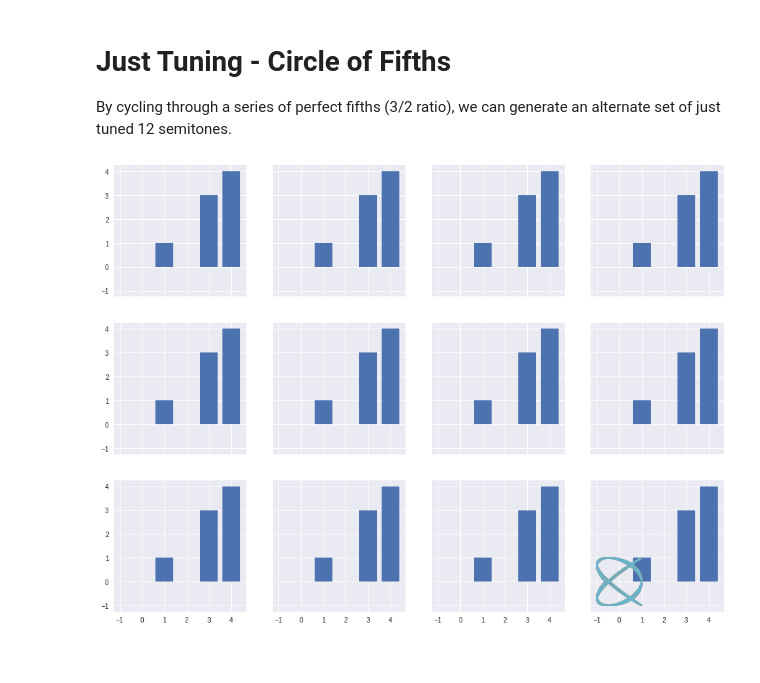
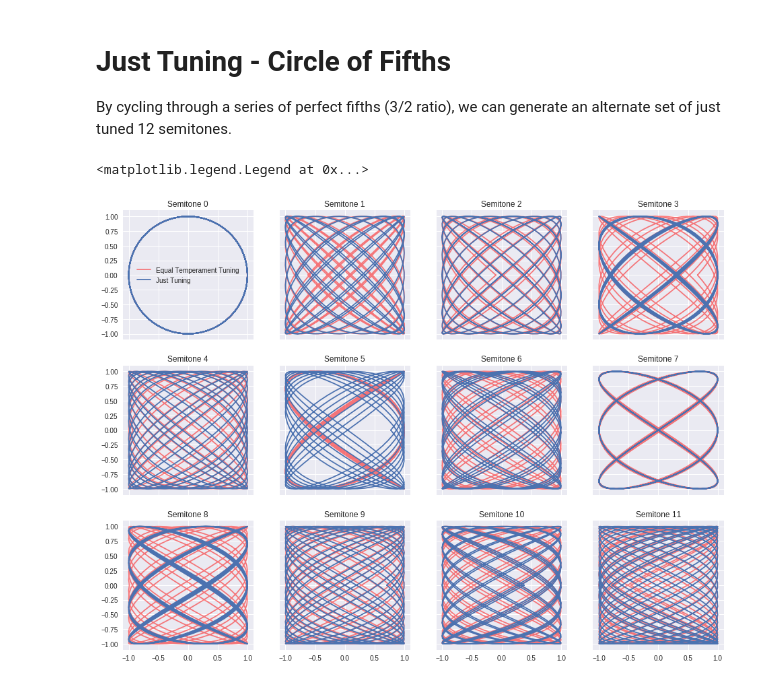
Before and after one commit to liang-victor/lissajous, a Jupyter notebook: Lissajous curves.ipynb, the cells around one changed output. Saved outputs shown, nothing was run; the diff lists cells and outputs as text; code cells hidden in the pictures; blank space fills up the shorter version.

Commit message:
fixed 12 semitone plot, add harmonics

```diff
--- a/Lissajous curves.ipynb
+++ b/Lissajous curves.ipynb
@@ -26,7 +37,7 @@ class lissajous():
 # %%
-t = np.linspace(-4*np.pi, 4*np.pi, 500)
+t = np.linspace(-12*np.pi, 12*np.pi, 800)
 
-example1 = lissajous(A=1, B=1, a=1, b=1, delta=np.pi/2, t=t)
+example1 = lissajous(A=1, B=1, a=1, b=2.1, delta=np.pi/2)
 example1.plot()
 # %% [output]
 <matplotlib.axes._subplots.AxesSubplot at 0x...>
@@ -88,21 +101,22 @@ def within_one_octave(m):
 
 jt_multipliers = [within_one_octave(ratio**x) for x in range(12)]
 jt_multipliers = sorted(jt_multipliers)
+# %%
+et_multipliers =  [within_one_octave(et_fifth_ratio**x) for x in range(12)]
+et_multipliers = sorted(et_multipliers)
 # %%
 fig, axes = plt.subplots(figsize=(16,12), ncols=4, nrows=3, sharex=True, sharey=True, squeeze=False)
 
-for ax in axes.flat:
-    ax.bar([1,4,3,4,3], [1,2,3,4,3])
-    ax=lissajous(A=1, B=1, a=1.32, b=1, delta=np.pi/2, t=t).plot()
+for i, ax in enumerate(axes.flat):
+    et = lissajous(A=1, B=1, a=et_multipliers[i], b=1, delta=np.pi/2, t=t)
+    ax.plot(et.x, et.y, color='red', alpha=0.5)
 
+    jt=lissajous(A=1, B=1, a=jt_multipliers[i], b=1, delta=np.pi/2, t=t)
+    ax.plot(jt.x, jt.y)
 
-# axes[2,3] = lissajous(A=1, B=1, a=1.32, b=1, delta=np.pi/2, t=t).plot()
-# axes[0,0]= lissajous(A=1, B=1, a=1.12, b=1, delta=np.pi/2, t=t).plot()
+    ax.set_title('Semitone {}'.format(i))
 
-
-# for i in range(12):
-#     ax[i] =
-
-# ax[0][0]
+axes[0][0].legend(['Equal Temperament Tuning','Just Tuning'])
 # %% [output]
+<matplotlib.legend.Legend at 0x...>
-[figure, old version]
+[figure, new version]
```
Also changed, not shown: parts of 9 cells of this notebook.
